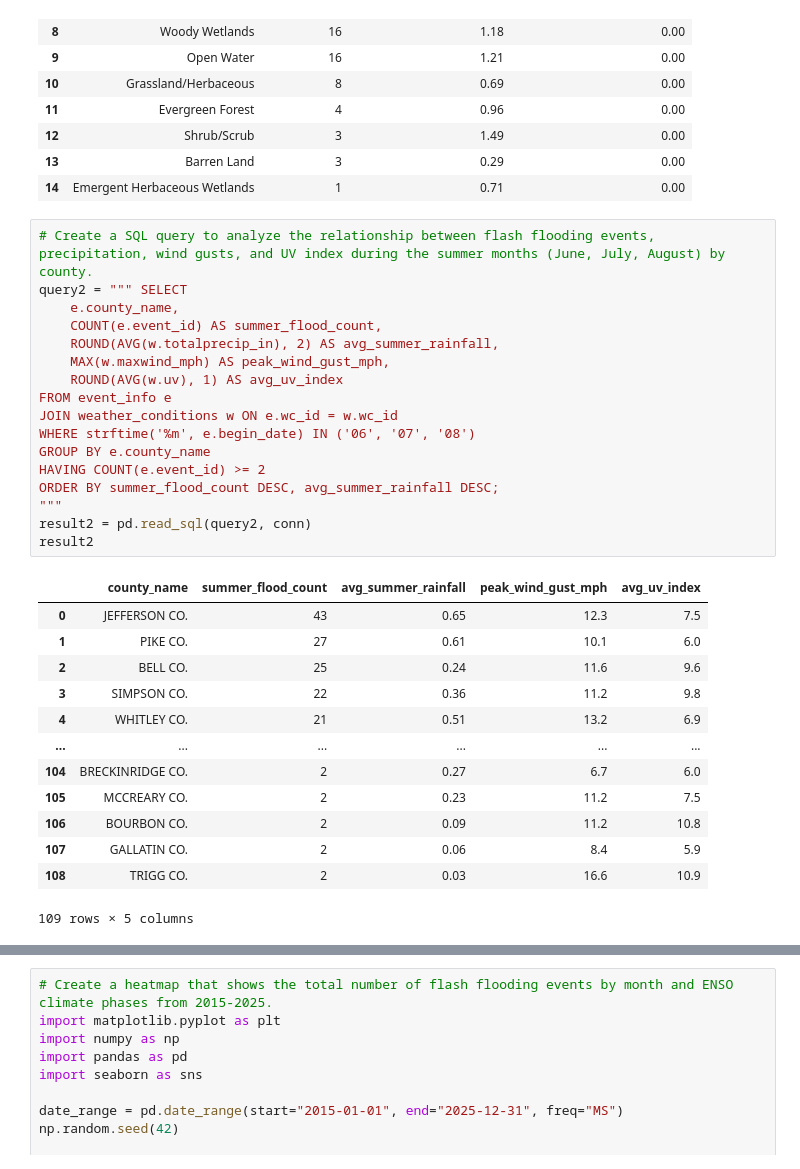
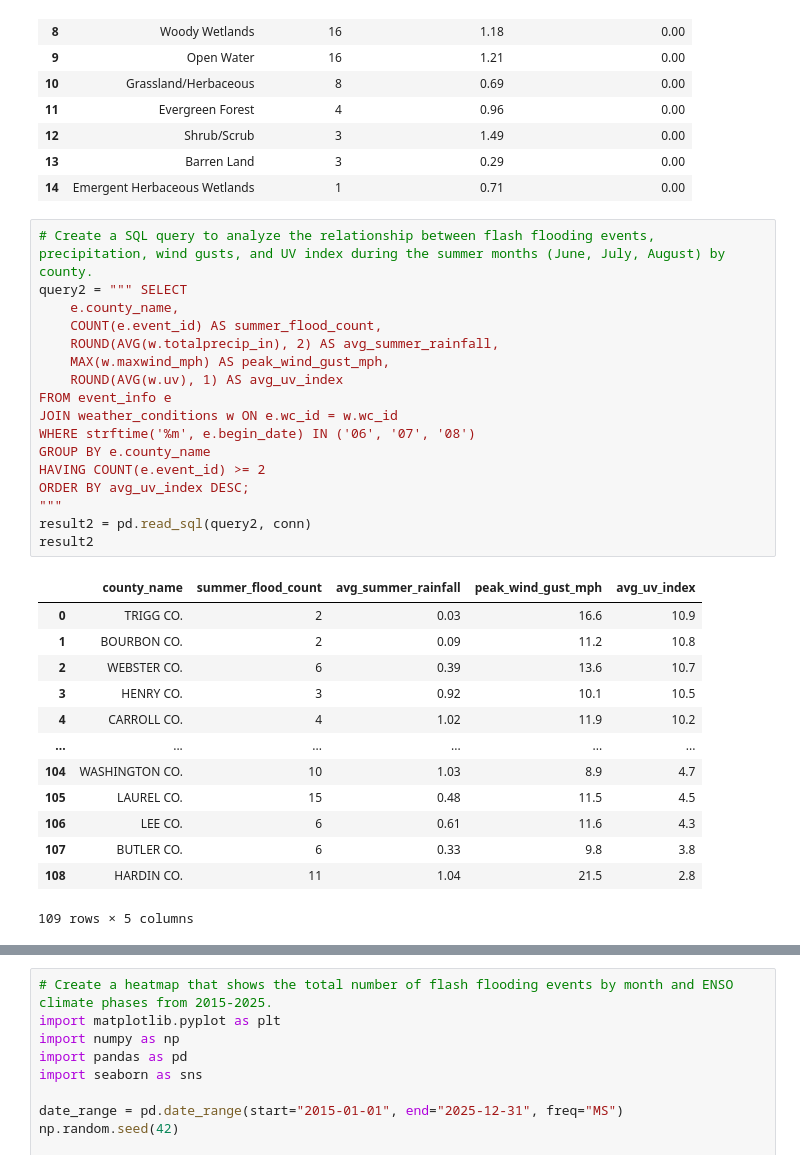
Before and after one commit to ashleyadehart/flash_floods_ky_2015_2025, a Jupyter notebook: notebooks/flash_floods_ky_2015_2025.ipynb, the cells around one changed output, grey strips where cells are left out. Cells and saved outputs as stored; diff of their text form.

```diff
--- a/notebooks/flash_floods_ky_2015_2025.ipynb
+++ b/notebooks/flash_floods_ky_2015_2025.ipynb
@@ -960,31 +960,31 @@ result1
 # %%
 # Create a SQL query to analyze the relationship between flash flooding events, precipitation, wind gusts, and UV index during the summer months (June, July, August) by county.
 query2 = """ SELECT
     e.county_name,
     COUNT(e.event_id) AS summer_flood_count,
     ROUND(AVG(w.totalprecip_in), 2) AS avg_summer_rainfall,
     MAX(w.maxwind_mph) AS peak_wind_gust_mph,
     ROUND(AVG(w.uv), 1) AS avg_uv_index
 FROM event_info e
 JOIN weather_conditions w ON e.wc_id = w.wc_id
 WHERE strftime('%m', e.begin_date) IN ('06', '07', '08')
 GROUP BY e.county_name
 HAVING COUNT(e.event_id) >= 2
-ORDER BY summer_flood_count DESC, avg_summer_rainfall DESC;
+ORDER BY avg_uv_index DESC;
 """
 result2 = pd.read_sql(query2, conn)
 result2
 # %% [output]
 |  | county_name | summer_flood_count | avg_summer_rainfall | peak_wind_gust_mph | avg_uv_index |
-| 0 | JEFFERSON CO. | 43 | 0.65 | 12.3 | 7.5 |
-| 1 | PIKE CO. | 27 | 0.61 | 10.1 | 6.0 |
-| 2 | BELL CO. | 25 | 0.24 | 11.6 | 9.6 |
-| 3 | SIMPSON CO. | 22 | 0.36 | 11.2 | 9.8 |
-| 4 | WHITLEY CO. | 21 | 0.51 | 13.2 | 6.9 |
+| 0 | TRIGG CO. | 2 | 0.03 | 16.6 | 10.9 |
+| 1 | BOURBON CO. | 2 | 0.09 | 11.2 | 10.8 |
+| 2 | WEBSTER CO. | 6 | 0.39 | 13.6 | 10.7 |
+| 3 | HENRY CO. | 3 | 0.92 | 10.1 | 10.5 |
+| 4 | CARROLL CO. | 4 | 1.02 | 11.9 | 10.2 |
 | ... | ... | ... | ... | ... | ... |
-| 104 | BRECKINRIDGE CO. | 2 | 0.27 | 6.7 | 6.0 |
-| 105 | MCCREARY CO. | 2 | 0.23 | 11.2 | 7.5 |
-| 106 | BOURBON CO. | 2 | 0.09 | 11.2 | 10.8 |
-| 107 | GALLATIN CO. | 2 | 0.06 | 8.4 | 5.9 |
-| 108 | TRIGG CO. | 2 | 0.03 | 16.6 | 10.9 |
+| 104 | WASHINGTON CO. | 10 | 1.03 | 8.9 | 4.7 |
+| 105 | LAUREL CO. | 15 | 0.48 | 11.5 | 4.5 |
+| 106 | LEE CO. | 6 | 0.61 | 11.6 | 4.3 |
+| 107 | BUTLER CO. | 6 | 0.33 | 9.8 | 3.8 |
+| 108 | HARDIN CO. | 11 | 1.04 | 21.5 | 2.8 |
 109 rows × 5 columns
```
Also changed, not shown: parts of 7 cells of this notebook, 2 other files.
